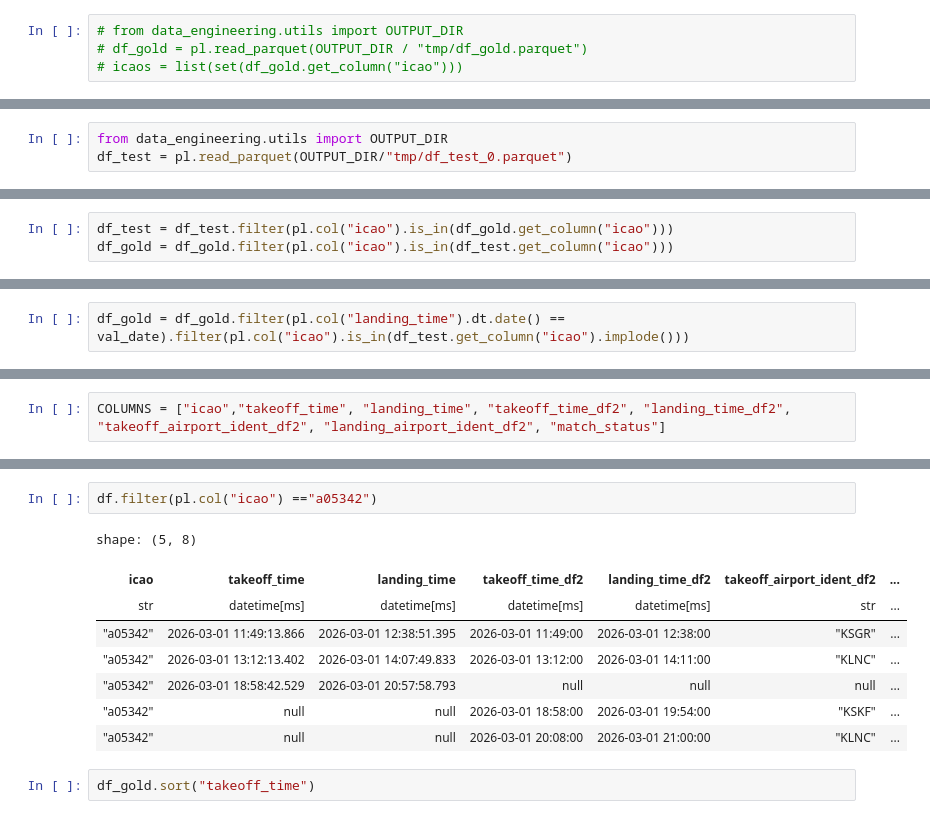
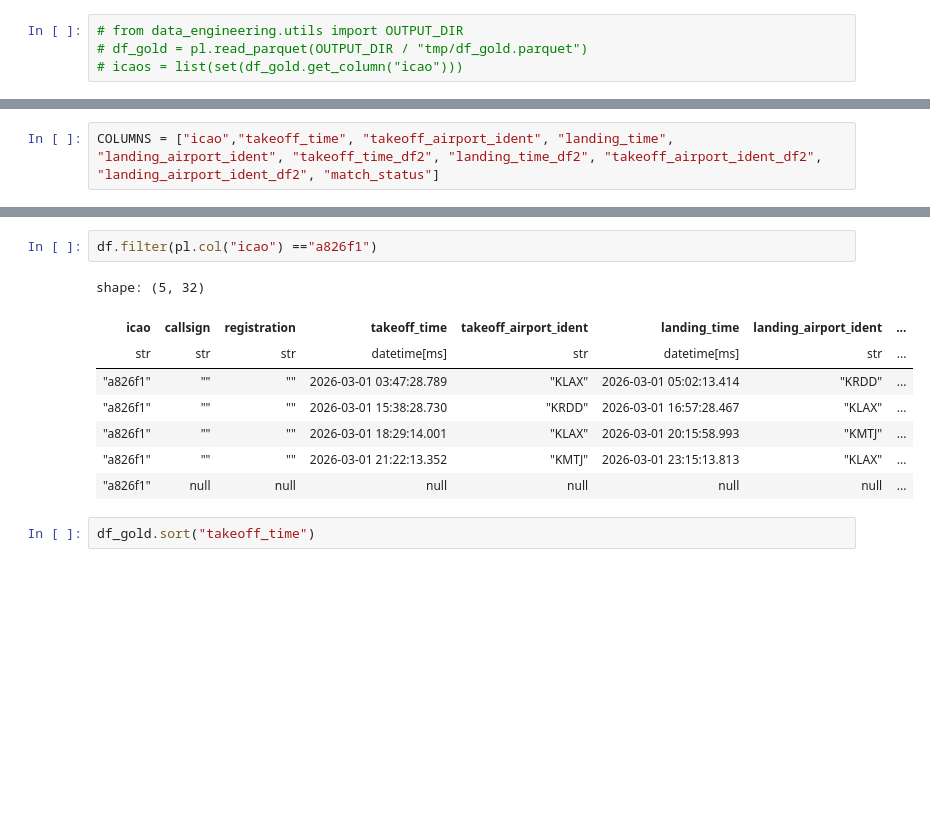
Before and after one commit to PlaneQuery/planequery-data, a Jupyter notebook: notebooks/notebook.ipynb, the cells around one changed output, grey strips where cells are left out. Saved outputs shown, nothing was run; the diff lists cells and outputs as text; blank space fills up the shorter version.

```diff
--- a/notebooks/notebook.ipynb
+++ b/notebooks/notebook.ipynb
@@ -56,3 +75,0 @@ df_test.write_parquet(OUTPUT_DIR/"tmp/df_test_0.parquet")
-# %%
-from data_engineering.utils import OUTPUT_DIR
-df_test = pl.read_parquet(OUTPUT_DIR/"tmp/df_test_0.parquet")
@@ -76,3 +75,0 @@ shape: (7_262, 15)
-# %%
-df_test = df_test.filter(pl.col("icao").is_in(df_gold.get_column("icao")))
-df_gold = df_gold.filter(pl.col("icao").is_in(df_test.get_column("icao")))
@@ -88,5 +76,3 @@ See https://github.com/pola-rs/polars/issues/22149 for more information.
-# %%
-df_gold = df_gold.filter(pl.col("landing_time").dt.date() == val_date).filter(pl.col("icao").is_in(df_test.get_column("icao").implode()))
 # %%
 df, stats = flights_df_comparison(df_test, df_gold)
 # %% [output]
@@ -103,4 +96,4 @@ overall: 0/14300 matched (0.00%)
 # %%
-COLUMNS = ["icao","takeoff_time", "landing_time", "takeoff_time_df2", "landing_time_df2", "takeoff_airport_ident_df2", "landing_airport_ident_df2", "match_status"]
+COLUMNS = ["icao","takeoff_time", "takeoff_airport_ident", "landing_time", "landing_airport_ident", "takeoff_time_df2", "landing_time_df2", "takeoff_airport_ident_df2", "landing_airport_ident_df2", "match_status"]
 # %%
 df = df.select(COLUMNS)
@@ -123,14 +112,14 @@ shape: (139, 8)
 # %%
-df.filter(pl.col("icao") =="a05342")
+df.filter(pl.col("icao") =="a826f1")
 # %% [output]
-shape: (5, 8)
+shape: (5, 32)
-| icao | takeoff_time | landing_time | takeoff_time_df2 | landing_time_df2 | takeoff_airport_ident_df2 | ... |
-| str | datetime[ms] | datetime[ms] | datetime[ms] | datetime[ms] | str | ... |
-| "a05342" | 2026-03-01 11:49:13.866 | 2026-03-01 12:38:51.395 | 2026-03-01 11:49:00 | 2026-03-01 12:38:00 | "KSGR" | ... |
-| "a05342" | 2026-03-01 13:12:13.402 | 2026-03-01 14:07:49.833 | 2026-03-01 13:12:00 | 2026-03-01 14:11:00 | "KLNC" | ... |
-| "a05342" | 2026-03-01 18:58:42.529 | 2026-03-01 20:57:58.793 | null | null | null | ... |
-| "a05342" | null | null | 2026-03-01 18:58:00 | 2026-03-01 19:54:00 | "KSKF" | ... |
-| "a05342" | null | null | 2026-03-01 20:08:00 | 2026-03-01 21:00:00 | "KLNC" | ... |
+| icao | callsign | registration | takeoff_time | takeoff_airport_ident | landing_time | landing_airport_ident | ... |
+| str | str | str | datetime[ms] | str | datetime[ms] | str | ... |
+| "a826f1" | "" | "" | 2026-03-01 03:47:28.789 | "KLAX" | 2026-03-01 05:02:13.414 | "KRDD" | ... |
+| "a826f1" | "" | "" | 2026-03-01 15:38:28.730 | "KRDD" | 2026-03-01 16:57:28.467 | "KLAX" | ... |
+| "a826f1" | "" | "" | 2026-03-01 18:29:14.001 | "KLAX" | 2026-03-01 20:15:58.993 | "KMTJ" | ... |
+| "a826f1" | "" | "" | 2026-03-01 21:22:13.352 | "KMTJ" | 2026-03-01 23:15:13.813 | "KLAX" | ... |
+| "a826f1" | null | null | null | null | null | null | ... |
 # %%
 df_gold.sort("takeoff_time")
 # %% [output]
```
Also changed, not shown: parts of 11 cells of this notebook.
